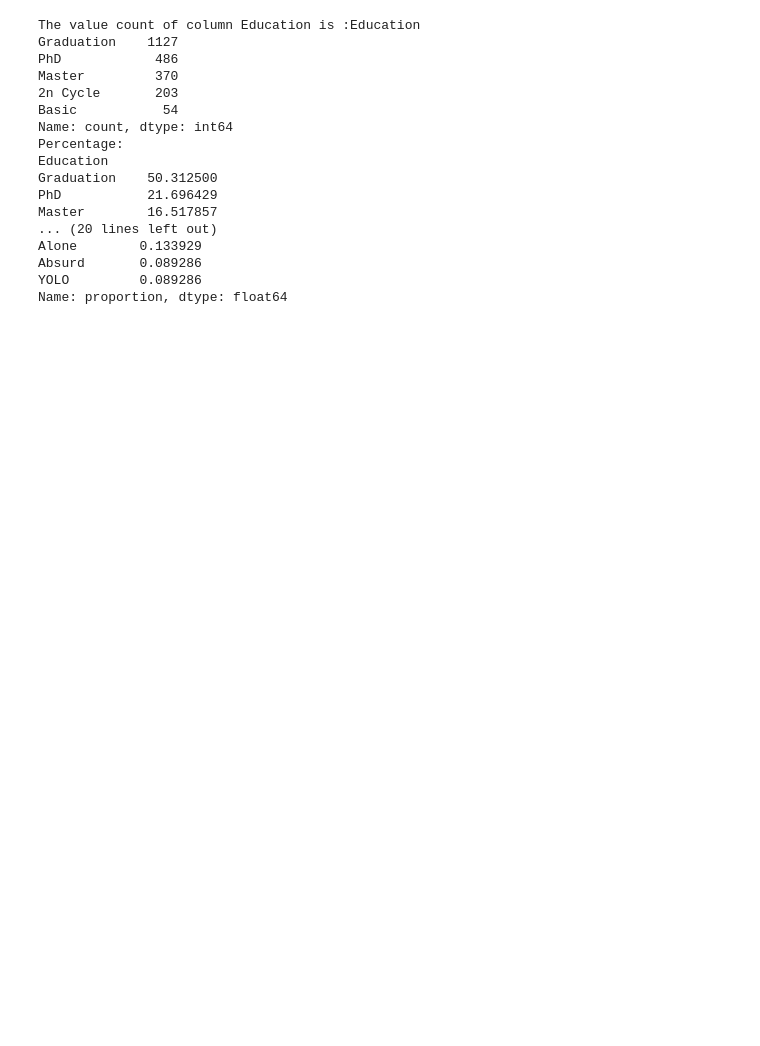
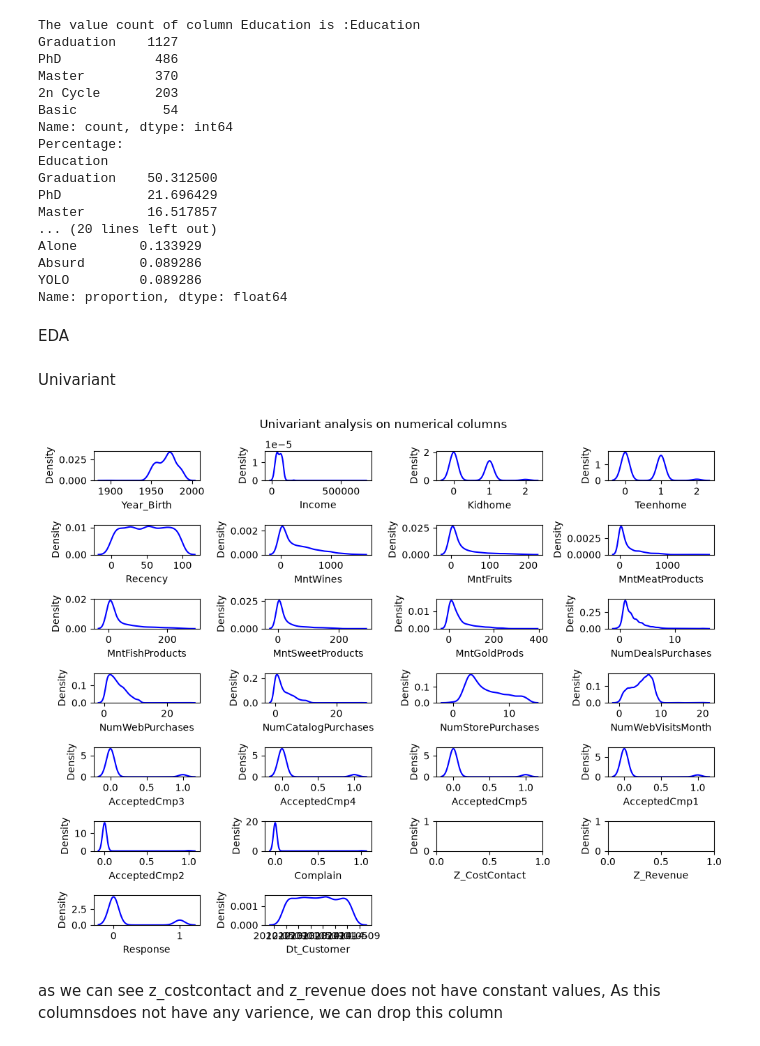
Before and after one commit to Swathi1-dev/Customer-Categorizer, a Jupyter notebook: notebooks/EDA.ipynb, the cells around one changed output. Saved outputs shown, nothing was run; the diff lists cells and outputs as text; code cells hidden in the pictures; blank space fills up the shorter version.

```diff
--- a/notebooks/EDA.ipynb
+++ b/notebooks/EDA.ipynb
@@ -195,3 +192,19 @@ Alone        0.133929
 Absurd       0.089286
 YOLO         0.089286
 Name: proportion, dtype: float64
+# %% [markdown]
+EDA
+# %% [markdown]
+Univariant
+# %%
+plt.figure(figsize=(10,8))
+plt.suptitle("Univariant analysis on numerical columns")
+for i,col in enumerate(num_col):
+    plt.subplot(7,4,i+1)
+    sns.kdeplot(df[col],color="blue")
+    plt.xlabel(col)
+    plt.tight_layout()
+# %% [output]
+[figure, added]
+# %% [markdown]
+as we can see z_costcontact and z_revenue does not have constant values, As this columnsdoes not have any varience, we can drop this column
```
Also changed, not shown: parts of 24 cells of this notebook, 1 other file.
